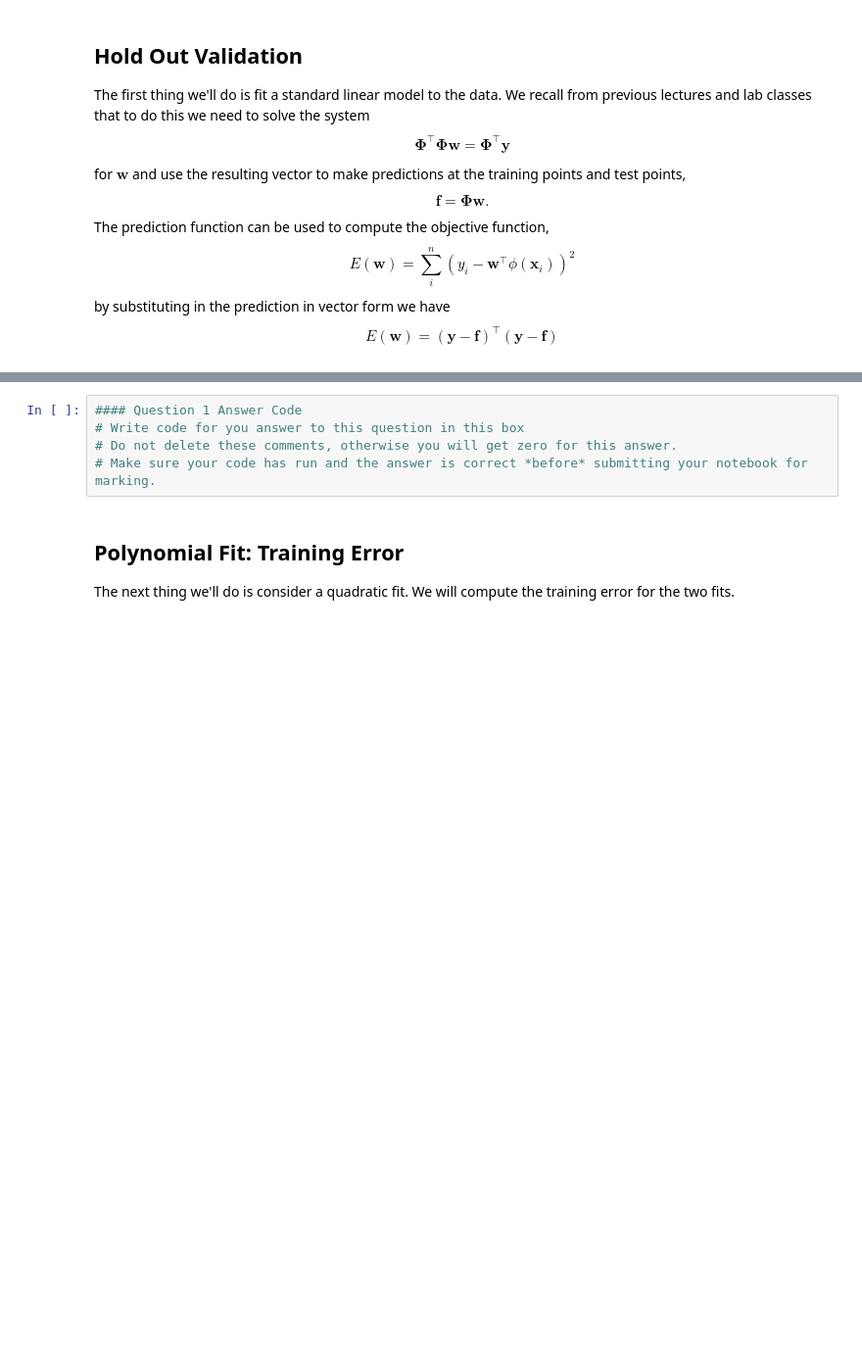
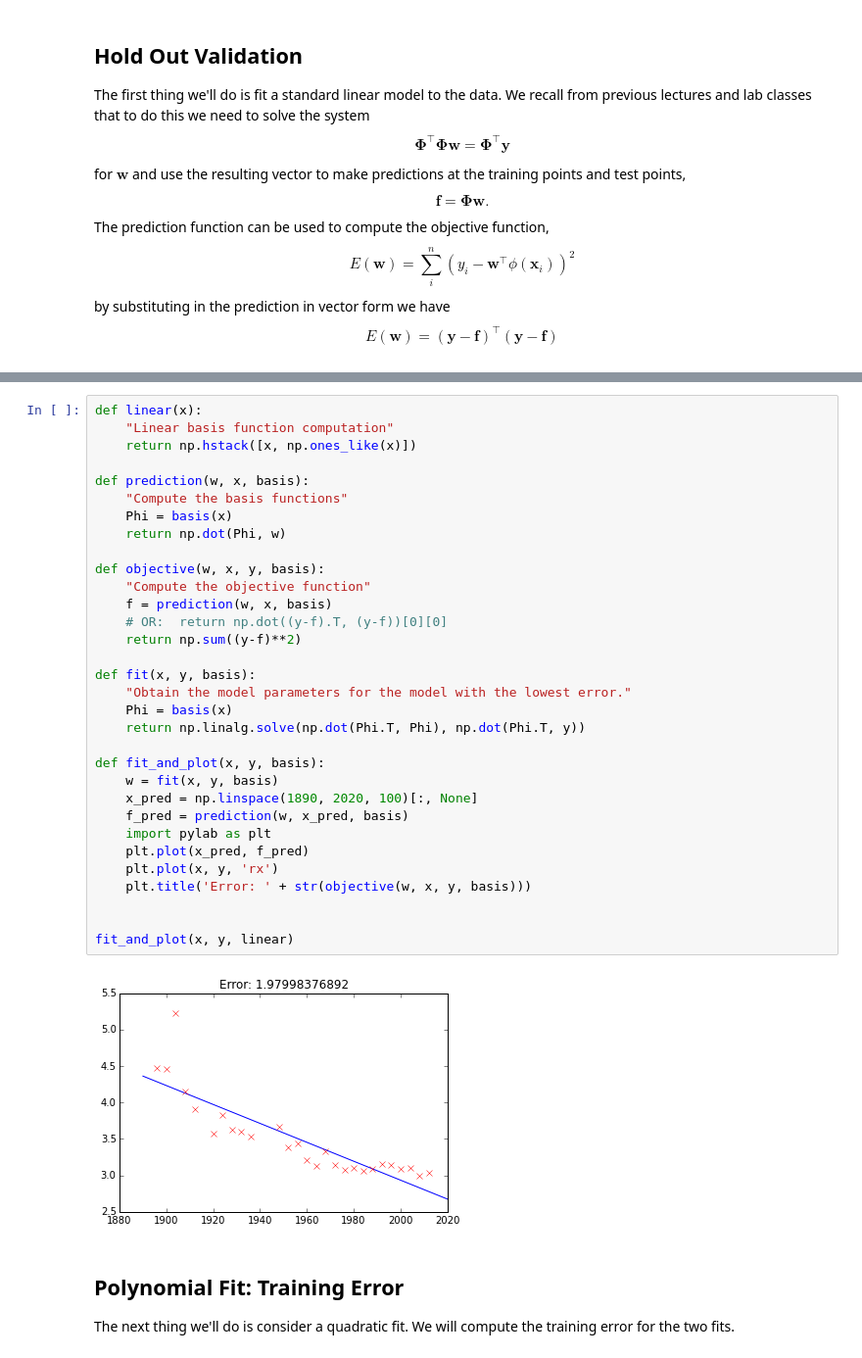
Before and after one commit to gpschool/dss15, a Jupyter notebook: model validation.ipynb, the cells around one changed output, grey strips where cells are left out. Shown at 98% size. Cells and saved outputs as stored; diff of their text form; blank space fills up the shorter version.

```diff
--- a/model validation.ipynb
+++ b/model validation.ipynb
@@ -126,8 +139,37 @@ Fit a linear model to the olympic data using these functions and plot the result
-# %%
-#### Question 1 Answer Code
-# Write code for you answer to this question in this box
-# Do not delete these comments, otherwise you will get zero for this answer.
-# Make sure your code has run and the answer is correct *before* submitting your notebook for marking.
+# %%
+def linear(x):
+    "Linear basis function computation"
+    return np.hstack([x, np.ones_like(x)])
+
+def prediction(w, x, basis):
+    "Compute the basis functions"
+    Phi = basis(x)
+    return np.dot(Phi, w)
+
+def objective(w, x, y, basis):
+    "Compute the objective function"
+    f = prediction(w, x, basis)
+    # OR:  return np.dot((y-f).T, (y-f))[0][0]
+    return np.sum((y-f)**2)
+
+def fit(x, y, basis):
+    "Obtain the model parameters for the model with the lowest error."
+    Phi = basis(x)
+    return np.linalg.solve(np.dot(Phi.T, Phi), np.dot(Phi.T, y))
+
+def fit_and_plot(x, y, basis):
+    w = fit(x, y, basis)
+    x_pred = np.linspace(1890, 2020, 100)[:, None]
+    f_pred = prediction(w, x_pred, basis)
+    import pylab as plt
+    plt.plot(x_pred, f_pred)
+    plt.plot(x, y, 'rx')
+    plt.title('Error: ' + str(objective(w, x, y, basis)))
+
+
+fit_and_plot(x, y, linear)
+# %% [output]
+[figure, added]
 # %% [markdown]
 ## Polynomial Fit: Training Error
 
```
Also changed, not shown: parts of 20 cells of this notebook.
